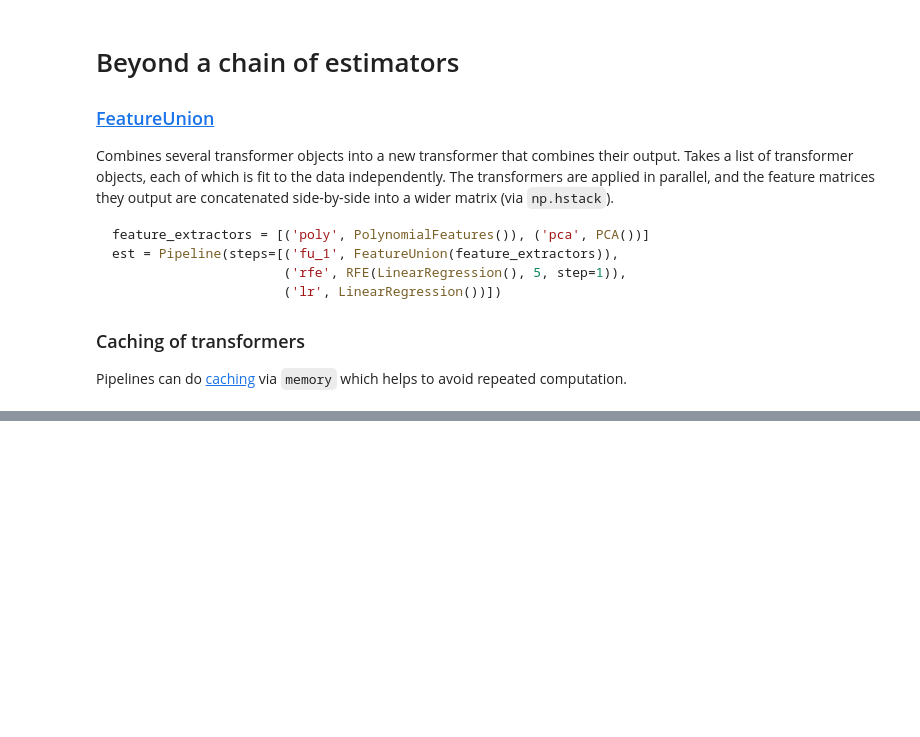
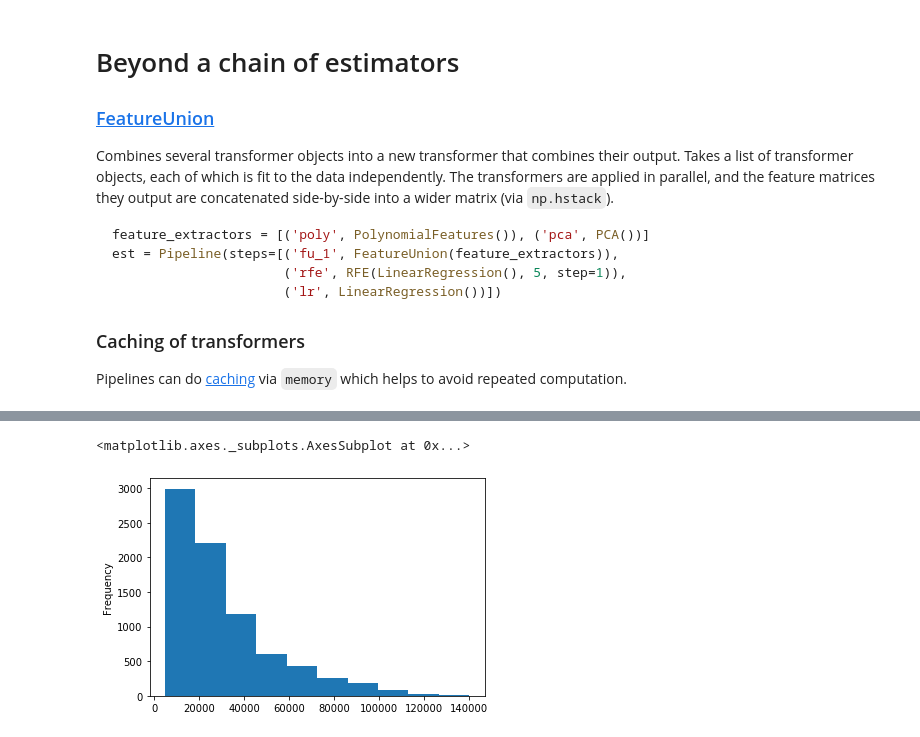
Before and after one commit to pprett/aml-class-19, a Jupyter notebook: part_2/2.1 Machine Learning Pipelines.ipynb, the cells around one changed output, grey strips where cells are left out. Saved outputs shown, nothing was run; the diff lists cells and outputs as text; code cells hidden in the pictures; blank space fills up the shorter version.

```diff
--- a/part_2/2.1 Machine Learning Pipelines.ipynb
+++ b/part_2/2.1 Machine Learning Pipelines.ipynb
@@ -107,0 +117,17 @@ Predict the auction sale price for a piece of heavy equipment to create a "blue
+# %%
+import pandas as pd
+
+url = 'https://s3.amazonaws.com/datarobot_public_datasets/fastiron-train-sample_80.csv'
+df = pd.read_csv('../fastiron-train-sample_80.csv', parse_dates=['saledate'])
+df['saledate'] = df['saledate'].astype(np.int64)
+target_feature = 'SalePrice'
+categorical_features = ['UsageBand', 'fiBaseModel', 'fiModelDesc',
+                        'fiModelSeries', 'ProductSize',
+                        'state', 'ProductGroup', 'ProductGroupDesc','Enclosure',
+                        'Enclosure_Type', 'Tire_Size',
+                        ]
+numeric_features = ['MachineID', 'ModelID', 'datasource', 'YearMade', 'saledate']
+text_features = ['fiProductClassDesc']
+
+y = df.pop(target_feature)
+X = df
@@ -107,0 +155,5 @@ Predict the auction sale price for a piece of heavy equipment to create a "blue
+# %%
+y.plot.hist(50)
+# %% [output]
+<matplotlib.axes._subplots.AxesSubplot at 0x...>
+[figure, added]
```
Also changed, not shown: parts of 12 cells of this notebook, 10 other files.
